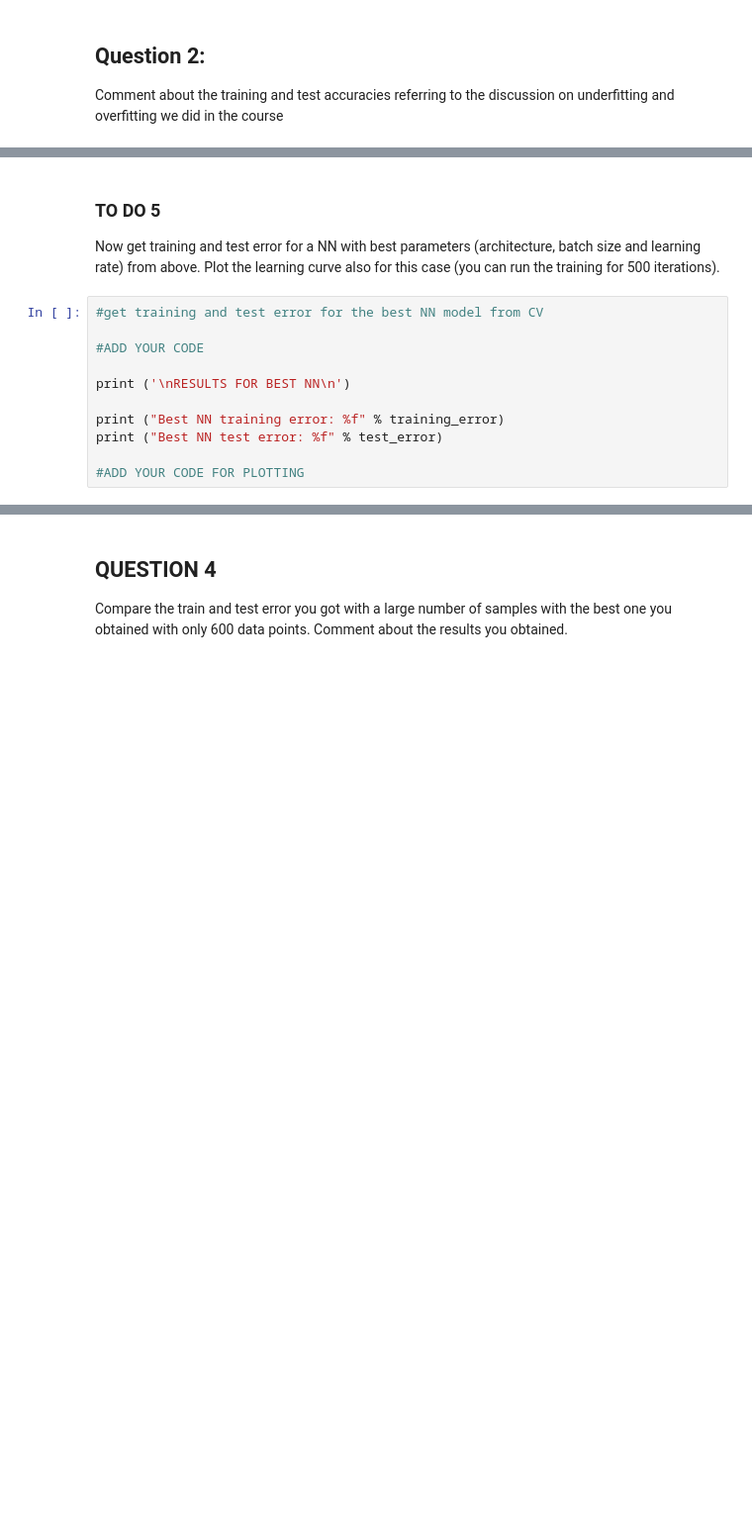
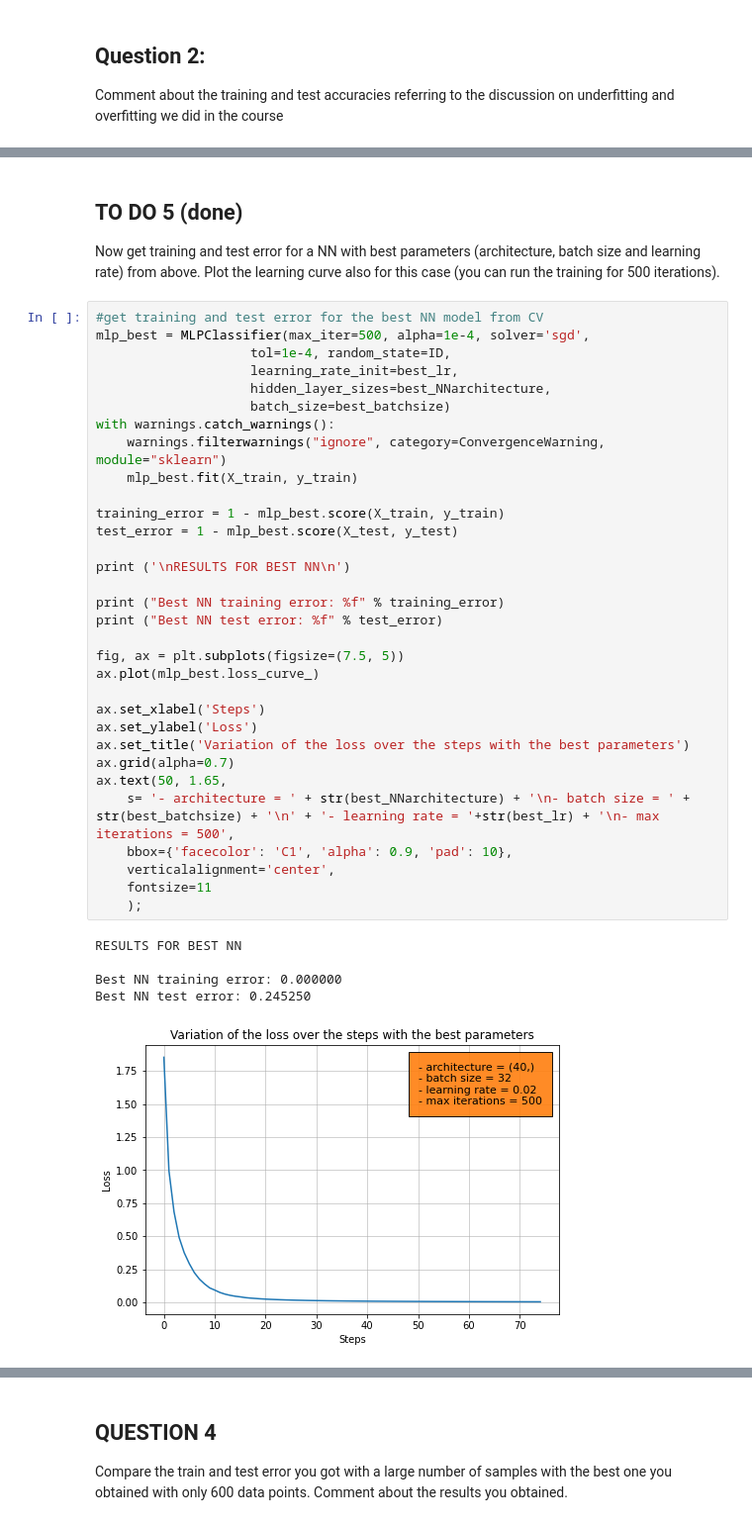
Before and after one commit to NicolaZomer/MachineLearning_Y2122, a Jupyter notebook: lab3/LAB3_Characters_Classification_with_Neural_Networks.ipynb, the cells around one changed output, grey strips where cells are left out. Shown: that part at 99% size. Cells and saved outputs as stored; diff of their text form; blank space fills up the shorter version.

```diff
--- a/lab3/LAB3_Characters_Classification_with_Neural_Networks.ipynb
+++ b/lab3/LAB3_Characters_Classification_with_Neural_Networks.ipynb
@@ -436,16 +442,43 @@ Comment about the learning curves (i.e. the variation of the loss over the steps
 # %% [markdown]
-### TO DO 5
+## TO DO 5 (done)
 
 Now get training and test error for a NN with best parameters (architecture, batch size and learning rate) from above. Plot the learning curve also for this case (you can run the training for 500 iterations).
-# %%
-#get training and test error for the best NN model from CV
-
-#ADD YOUR CODE
-
-print ('\nRESULTS FOR BEST NN\n')
-
-print ("Best NN training error: %f" % training_error)
-print ("Best NN test error: %f" % test_error)
-
-#ADD YOUR CODE FOR PLOTTING
+# %%
+#get training and test error for the best NN model from CV
+mlp_best = MLPClassifier(max_iter=500, alpha=1e-4, solver='sgd',
+                    tol=1e-4, random_state=ID,
+                    learning_rate_init=best_lr,
+                    hidden_layer_sizes=best_NNarchitecture,
+                    batch_size=best_batchsize)
+with warnings.catch_warnings():
+    warnings.filterwarnings("ignore", category=ConvergenceWarning, module="sklearn")
+    mlp_best.fit(X_train, y_train)
+
+training_error = 1 - mlp_best.score(X_train, y_train)
+test_error = 1 - mlp_best.score(X_test, y_test)
+
+print ('\nRESULTS FOR BEST NN\n')
+
+print ("Best NN training error: %f" % training_error)
+print ("Best NN test error: %f" % test_error)
+
+fig, ax = plt.subplots(figsize=(7.5, 5))
+ax.plot(mlp_best.loss_curve_)
+
+ax.set_xlabel('Steps')
+ax.set_ylabel('Loss')
+ax.set_title('Variation of the loss over the steps with the best parameters')
+ax.grid(alpha=0.7)
+ax.text(50, 1.65,
+    s= '- architecture = ' + str(best_NNarchitecture) + '\n- batch size = ' + str(best_batchsize) + '\n' + '- learning rate = '+str(best_lr) + '\n- max iterations = 500',
+    bbox={'facecolor': 'C1', 'alpha': 0.9, 'pad': 10},
+    verticalalignment='center',
+    fontsize=11
+    );
+# %% [output]
+RESULTS FOR BEST NN
+
+Best NN training error: 0.000000
+Best NN test error: 0.245250
+[figure, added]
 # %% [markdown]
```
Also changed, not shown: parts of 30 cells of this notebook.
